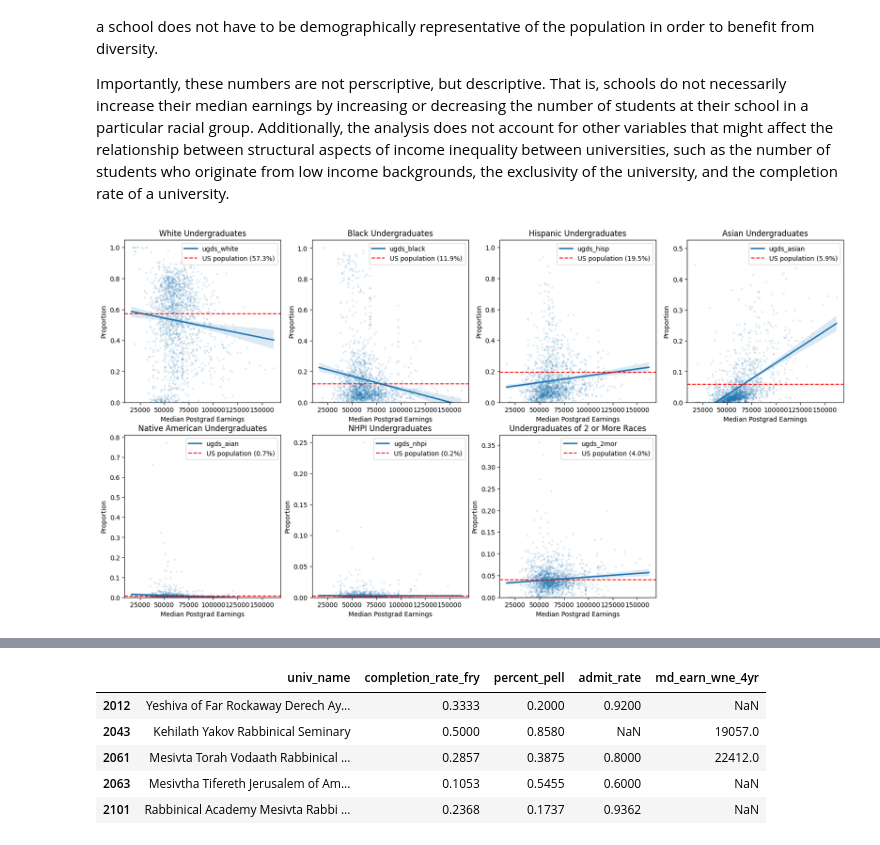
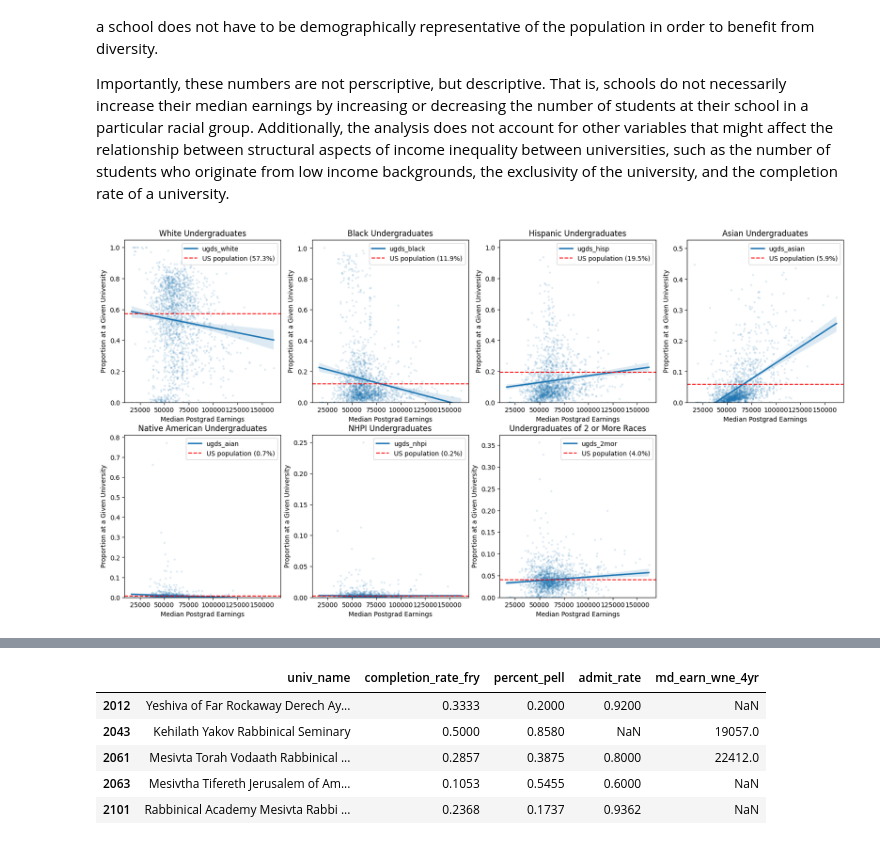
Before and after one commit to davidgarmal/comm3180_S26_G3_Data_Project, a Jupyter notebook: data_analysis/glynn_provisional_analysis.ipynb, the cells around one changed output, grey strips where cells are left out. Cells and saved outputs as stored; diff of their text form; code cells hidden in the pictures.

```diff
--- a/data_analysis/glynn_provisional_analysis.ipynb
+++ b/data_analysis/glynn_provisional_analysis.ipynb
@@ -282,33 +282,33 @@ Importantly, these numbers are not perscriptive, but descriptive. That is, schoo
     #each graph willl have a horizontal line for the proportion of that group in the population
     #then there will be specially shaped dots to represent universities specifically designated by the DOE as hbcus, hsis, etc.
     #have a label for the regression line
 race_cols = ['ugds_white', 'ugds_black', 'ugds_hisp', 'ugds_asian', 'ugds_aian', 'ugds_nhpi', 'ugds_2mor']
 national_vector = [0.5728, 0.1193, 0.1952, 0.0586, 0.0067, 0.0019,  0.0405] #copied from David's code, but rearranged order so that they match my graphs
 national_names = ['White_alone', 'Black_alone', 'Hispanic_Latino', 'Asian_alone', 'AIAN_alone',
                  'NHPI_alone', 'Two_or_More']
 nationals = zip(national_vector, national_names) #very excited I finally got to use the zip function
 
 #asked claude for help learning how to facet the graph
 fig, axes = plt.subplots(nrows = 2, ncols =4, figsize = (20,10)) #make a grid of axes
 axes = axes.flatten() #make the axes into a list
 
 for i, col in enumerate(race_cols): #where enumerate is adding a counter to an
         #object that I'm iterating over, in this case, race_cols
     sns.regplot(data = dat, x = 'md_earn_wne_4yr', y = col,
                 scatter_kws = {'alpha': 0.1, 's':5},
                 line_kws = {'label': col},
                 ax = axes[i])
     axes[i].axhline(y=national_vector[i], color='red', linestyle='--',
                     label=f'US population ({national_vector[i]:.1%})')
     axes[i].legend()
     axes[i].set_title(race_col_names[i])
     axes[i].set_xlabel('Median Postgrad Earnings')
-    axes[i].set_ylabel('Proportion')
+    axes[i].set_ylabel('Proportion at a Given University')
     axes[i].set_ylim(bottom=0)
 
 axes[-1].set_visible(False) #get rid of the last axis
 
 plt.show()
 # %% [output]
-[figure, old version]
+[figure, new version]
 # %% [markdown]
```
Also changed, not shown: parts of 5 cells of this notebook.
